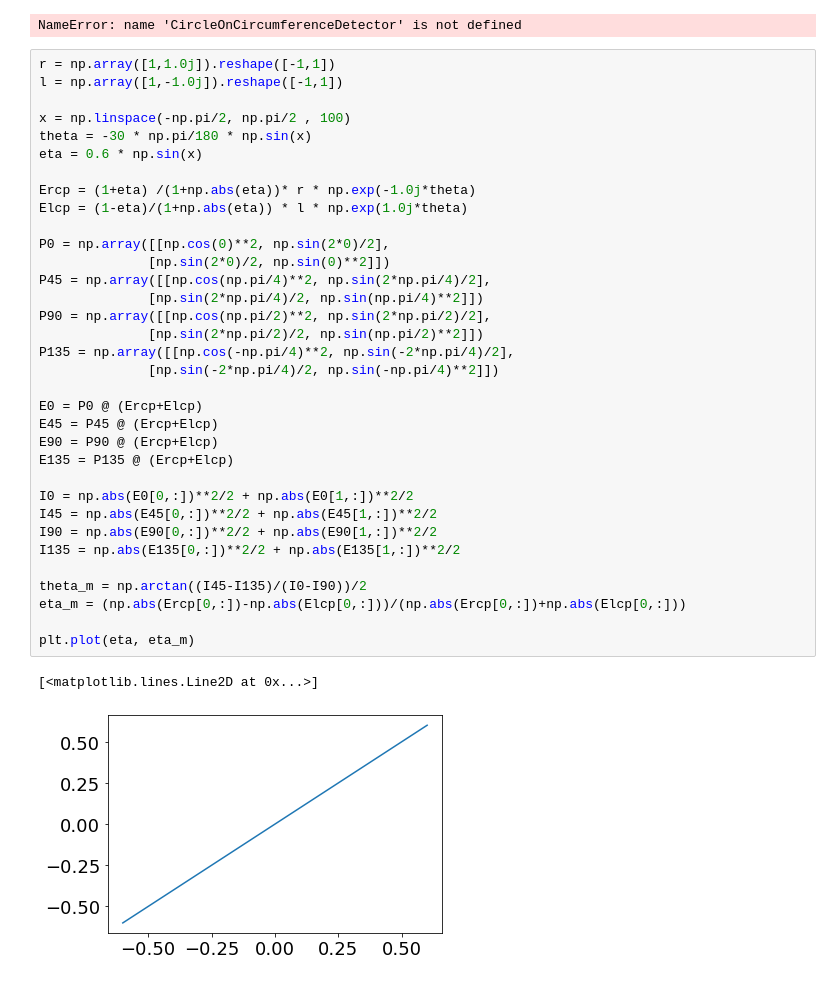
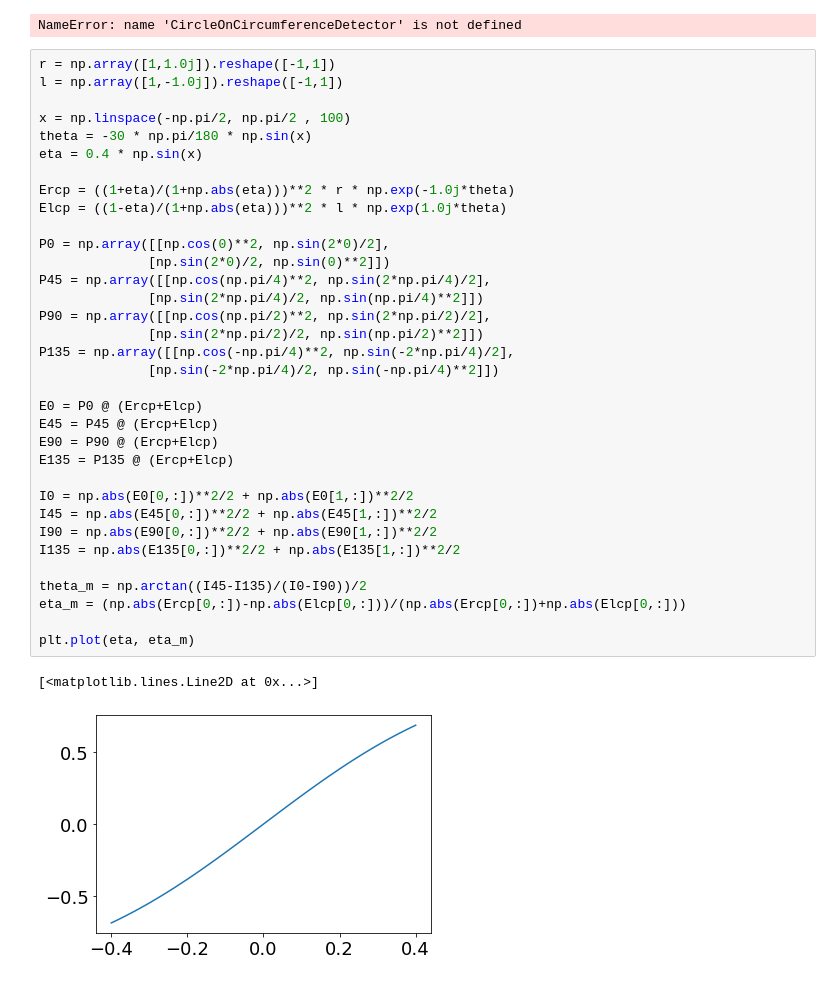
Before and after one commit to fftakumi/MOD2NN, a Jupyter notebook: Faraday/two_dim/test.ipynb, the cells around one changed output. Cells and saved outputs as stored; diff of their text form.

```diff
--- a/Faraday/two_dim/test.ipynb
+++ b/Faraday/two_dim/test.ipynb
@@ -158,34 +158,34 @@ l = np.array([1,-1.0j]).reshape([-1,1])
 
 x = np.linspace(-np.pi/2, np.pi/2 , 100)
 theta = -30 * np.pi/180 * np.sin(x)
-eta = 0.6 * np.sin(x)
+eta = 0.4 * np.sin(x)
 
-Ercp = (1+eta) /(1+np.abs(eta))* r * np.exp(-1.0j*theta)
-Elcp = (1-eta)/(1+np.abs(eta)) * l * np.exp(1.0j*theta)
+Ercp = ((1+eta)/(1+np.abs(eta)))**2 * r * np.exp(-1.0j*theta)
+Elcp = ((1-eta)/(1+np.abs(eta)))**2 * l * np.exp(1.0j*theta)
 
 P0 = np.array([[np.cos(0)**2, np.sin(2*0)/2],
               [np.sin(2*0)/2, np.sin(0)**2]])
 P45 = np.array([[np.cos(np.pi/4)**2, np.sin(2*np.pi/4)/2],
               [np.sin(2*np.pi/4)/2, np.sin(np.pi/4)**2]])
 P90 = np.array([[np.cos(np.pi/2)**2, np.sin(2*np.pi/2)/2],
               [np.sin(2*np.pi/2)/2, np.sin(np.pi/2)**2]])
 P135 = np.array([[np.cos(-np.pi/4)**2, np.sin(-2*np.pi/4)/2],
               [np.sin(-2*np.pi/4)/2, np.sin(-np.pi/4)**2]])
 
 E0 = P0 @ (Ercp+Elcp)
 E45 = P45 @ (Ercp+Elcp)
 E90 = P90 @ (Ercp+Elcp)
 E135 = P135 @ (Ercp+Elcp)
 
 I0 = np.abs(E0[0,:])**2/2 + np.abs(E0[1,:])**2/2
 I45 = np.abs(E45[0,:])**2/2 + np.abs(E45[1,:])**2/2
 I90 = np.abs(E90[0,:])**2/2 + np.abs(E90[1,:])**2/2
 I135 = np.abs(E135[0,:])**2/2 + np.abs(E135[1,:])**2/2
 
 theta_m = np.arctan((I45-I135)/(I0-I90))/2
 eta_m = (np.abs(Ercp[0,:])-np.abs(Elcp[0,:]))/(np.abs(Ercp[0,:])+np.abs(Elcp[0,:]))
 
 plt.plot(eta, eta_m)
 # %% [output]
 [<matplotlib.lines.Line2D at 0x...>]
-[figure, old version]
+[figure, new version]
```
Also changed, not shown: 4 other files.
